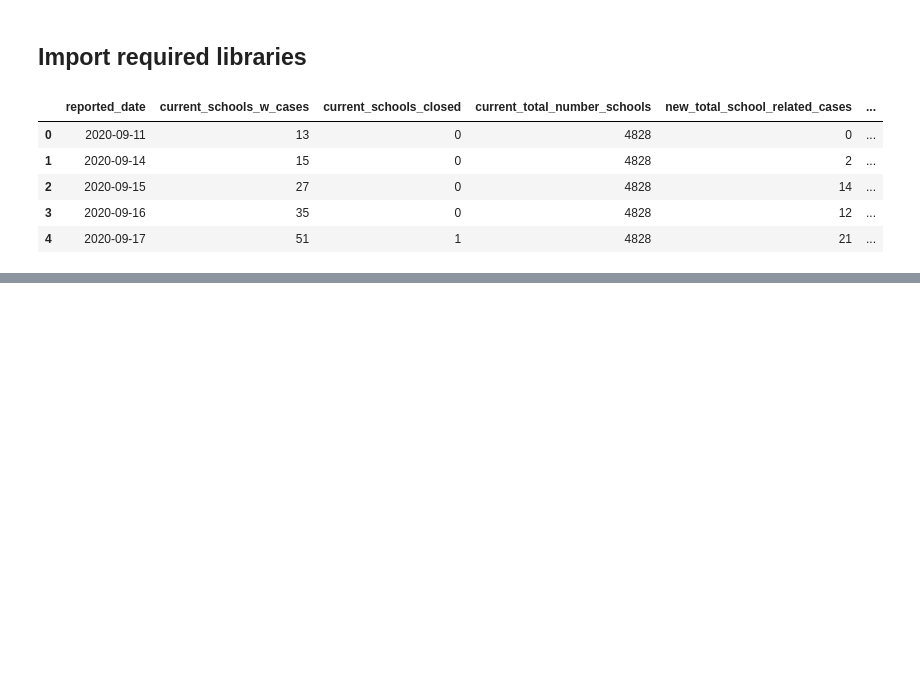
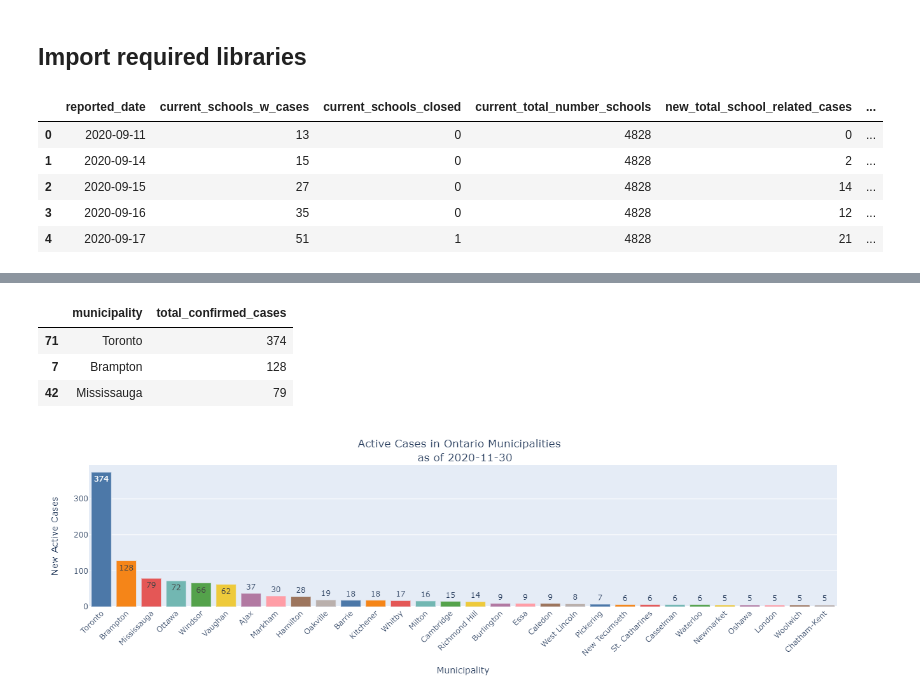
Before and after one commit to Peterstangolis/ontario_schools_covid19_analysis, a Jupyter notebook: Dash-Plotly_ONT_school_covid19_dashboard.ipynb, the cells around one changed output, grey strips where cells are left out. Saved outputs shown, nothing was run; the diff lists cells and outputs as text; code cells hidden in the pictures; blank space fills up the shorter version.

```diff
--- a/Dash-Plotly_ONT_school_covid19_dashboard.ipynb
+++ b/Dash-Plotly_ONT_school_covid19_dashboard.ipynb
@@ -181,0 +219,4 @@ Dash is running on http://127.0.0.1:8050/
+# %%
+url = "https://data.ontario.ca/dataset/b1fef838-8784-4338-8ef9-ae7cfd405b41/resource/8b6d22e2-7065-4b0f-966f-02640be366f2/download/schoolsactivecovid.csv"
+df_active = pd.read_csv(url)
+df_active["reported_date"] = pd.to_datetime(df_active["reported_date"])
@@ -181,0 +234,3 @@ Dash is running on http://127.0.0.1:8050/
+# %%
+df_active_now = df_active[df_active.reported_date == max(df_active.reported_date)]
+df_active_now.tail()
@@ -181,0 +244,30 @@ Dash is running on http://127.0.0.1:8050/
+# %%
+df_municiaplity_now = df_active_now.groupby("municipality")['total_confirmed_cases'].sum().reset_index().sort_values(by=["total_confirmed_cases"], ascending=False).head(30)
+df_municiaplity_now.head(3)
+# %% [output]
+|  | municipality | total_confirmed_cases |
+| 71 | Toronto | 374 |
+| 7 | Brampton | 128 |
+| 42 | Mississauga | 79 |
+# %%
+fig = px.bar(df_municiaplity_now, y = 'total_confirmed_cases', x = 'municipality',
+            text = 'total_confirmed_cases', color = 'municipality',
+            color_discrete_sequence = px.colors.qualitative.T10)
+fig.update_layout(
+    showlegend=False,
+    xaxis_title = "Municipality",
+    yaxis_title = "New Active Cases",
+    title={
+        'text' : f" Active Cases in Ontario Municipalities  <br> as of {max(df_active.reported_date).date()}",
+        'y' : 0.92,
+        'x' : 0.5,
+        'xanchor': 'center',
+        'yanchor': 'top'
+        },
+    xaxis_tickangle = -45,
+    uniformtext_minsize = 10)
+fig.update_layout(
+    width = 1000, height = 400)
+fig
+# %% [output]
+[figure, added]
```
Also changed, not shown: parts of 34 cells of this notebook, 7 other files.
